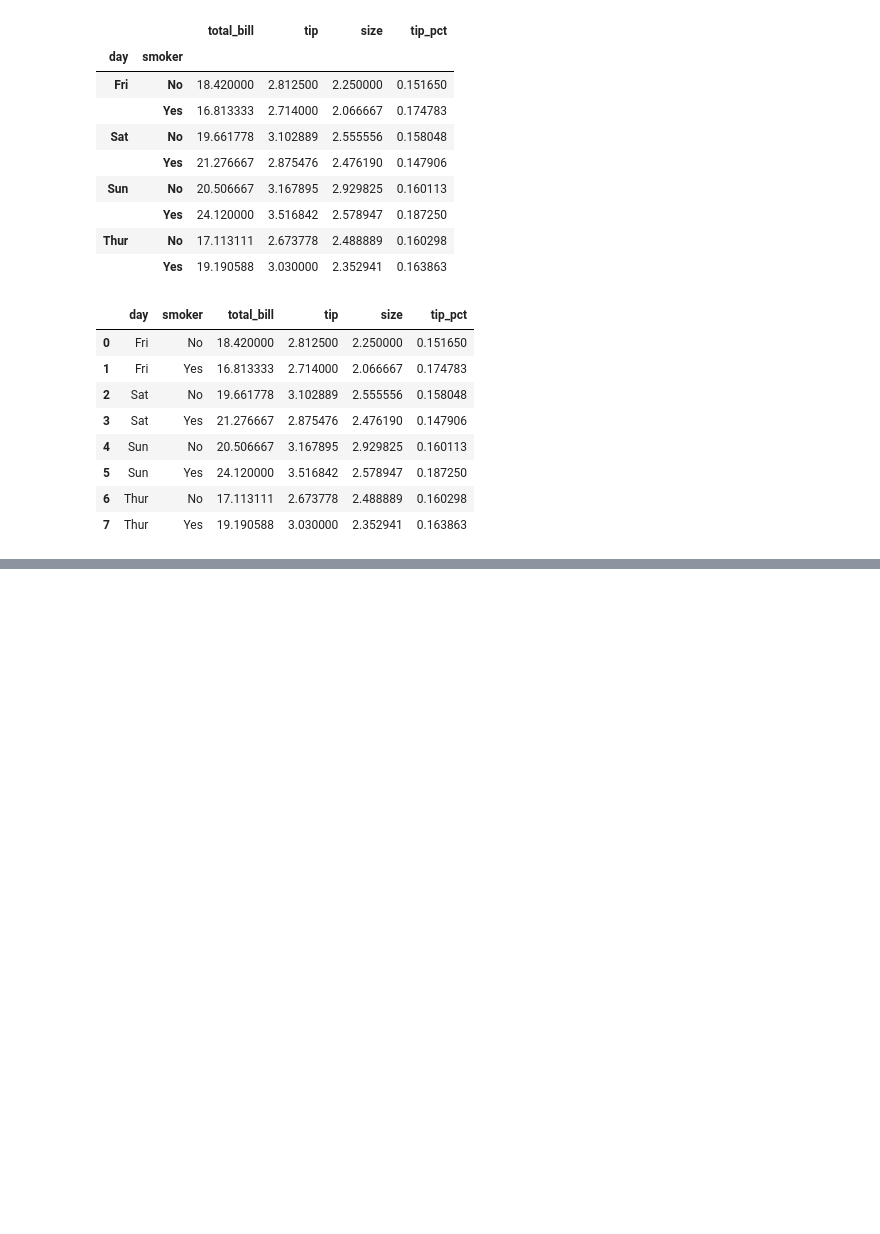
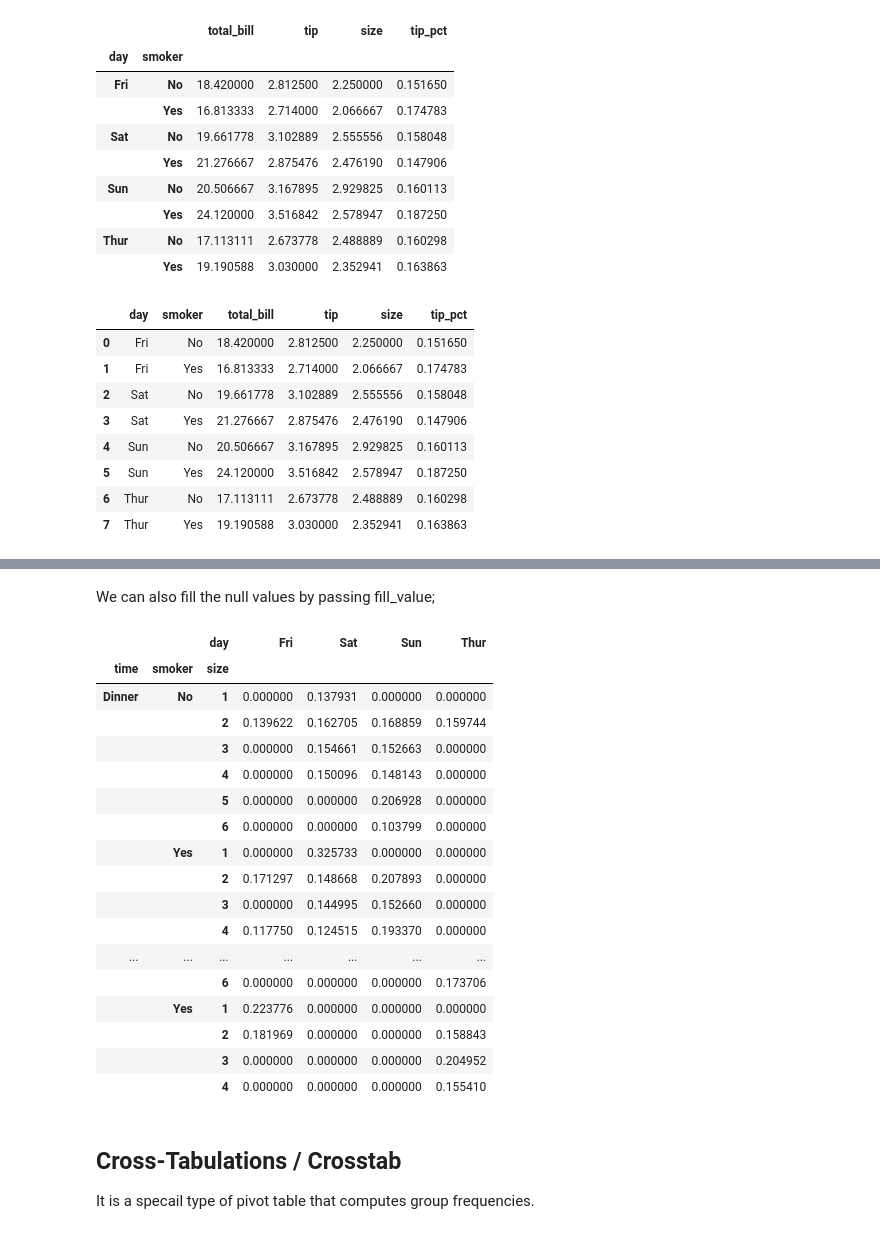
Before and after one commit to Visakan-N/Python-for-Data-Anlysis, a Jupyter notebook: Chapter 10 - Data Aggregation and Group Operations.ipynb, the cells around one changed output, grey strips where cells are left out. Drawn from its saved outputs; the diff is of its cells as text; code cells hidden in the pictures; blank space fills up the shorter version.

```diff
--- a/Chapter 10 - Data Aggregation and Group Operations.ipynb
+++ b/Chapter 10 - Data Aggregation and Group Operations.ipynb
@@ -557,0 +1085,27 @@ tips.groupby(['day', 'smoker'], as_index=False).mean() # without grouping the in
+# %% [markdown]
+We can also fill the null values by passing fill_value;
+# %%
+tips.pivot_table('tip_pct', index=['time', 'smoker', 'size'], columns='day',
+                aggfunc='mean', fill_value=0)
+# %% [output]
+|  |  | day | Fri | Sat | Sun | Thur |
+| time | smoker | size |  |  |  |  |
+| Dinner | No | 1 | 0.000000 | 0.137931 | 0.000000 | 0.000000 |
+|  |  | 2 | 0.139622 | 0.162705 | 0.168859 | 0.159744 |
+|  |  | 3 | 0.000000 | 0.154661 | 0.152663 | 0.000000 |
+|  |  | 4 | 0.000000 | 0.150096 | 0.148143 | 0.000000 |
+|  |  | 5 | 0.000000 | 0.000000 | 0.206928 | 0.000000 |
+|  |  | 6 | 0.000000 | 0.000000 | 0.103799 | 0.000000 |
+|  | Yes | 1 | 0.000000 | 0.325733 | 0.000000 | 0.000000 |
+|  |  | 2 | 0.171297 | 0.148668 | 0.207893 | 0.000000 |
+|  |  | 3 | 0.000000 | 0.144995 | 0.152660 | 0.000000 |
+|  |  | 4 | 0.117750 | 0.124515 | 0.193370 | 0.000000 |
+| ... | ... | ... | ... | ... | ... | ... |
+|  |  | 6 | 0.000000 | 0.000000 | 0.000000 | 0.173706 |
+|  | Yes | 1 | 0.223776 | 0.000000 | 0.000000 | 0.000000 |
+|  |  | 2 | 0.181969 | 0.000000 | 0.000000 | 0.158843 |
+|  |  | 3 | 0.000000 | 0.000000 | 0.000000 | 0.204952 |
+|  |  | 4 | 0.000000 | 0.000000 | 0.000000 | 0.155410 |
+# %% [markdown]
+## Cross-Tabulations / Crosstab
+It is a specail type of pivot table that computes group frequencies.
```
Also changed, not shown: parts of 77 cells of this notebook.
